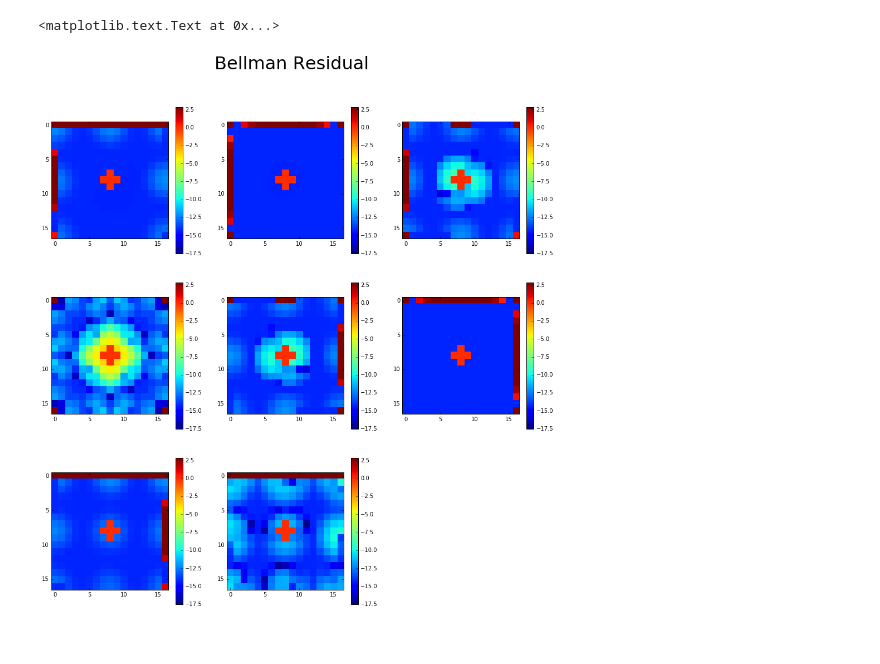
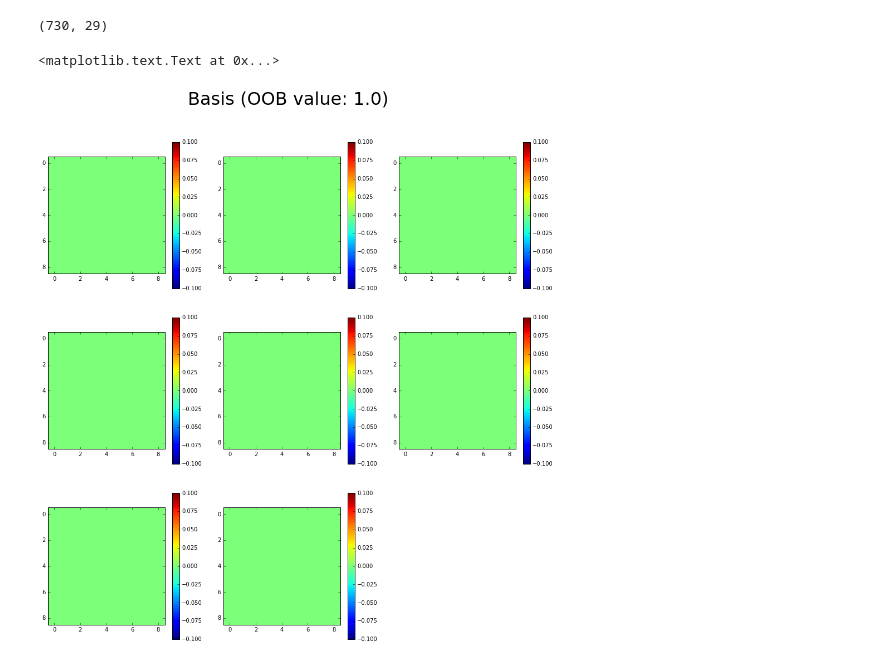
Before and after one commit to order/lcp-research, a Jupyter notebook: planes_refine.py.ipynb, the cells around one changed output. Saved outputs shown, nothing was run; the diff lists cells and outputs as text; code cells hidden in the pictures.

```diff
--- a/planes_refine.py.ipynb
+++ b/planes_refine.py.ipynb
@@ -35,7 +35,7 @@ def plot_cube(cube, title="", cmap="jet", savefile=None, log=False):
         plt.savefig(save)
 # %%
 unarch = Unarchiver('/home/epz/scratch/plane_refine.data')
-NXY = 16+1
+NXY = 8+1
 NT = 8+1
-A = 3+1
-I = 8
+A = 4
+I = 2+1
@@ -103,6 +102,14 @@ res = unarch.res[:-1]
+# %%
+unarch = Unarchiver('/home/epz/scratch/basis.data')
+B = unarch.basis
+print B.shape
+# %% [output]
+(730, 29)
 # %%
-plot_cube(np.reshape(np.log(np.abs(res)), (NXY,NXY,NT)))
-plt.suptitle('Bellman Residual', fontsize=32)
+#b = np.log(np.abs(B[:,1]) + 1e-22)
+b = B[:,-1]
+plot_cube(np.reshape(b[:-1], (NXY,NXY,NT)))
+plt.suptitle('Basis (OOB value: {})'.format(b[-1]), fontsize=32)
 # %% [output]
 <matplotlib.text.Text at 0x...>
-[figure, old version]
+[figure, new version]
```
Also changed, not shown: parts of 23 cells of this notebook, 7 other files.
